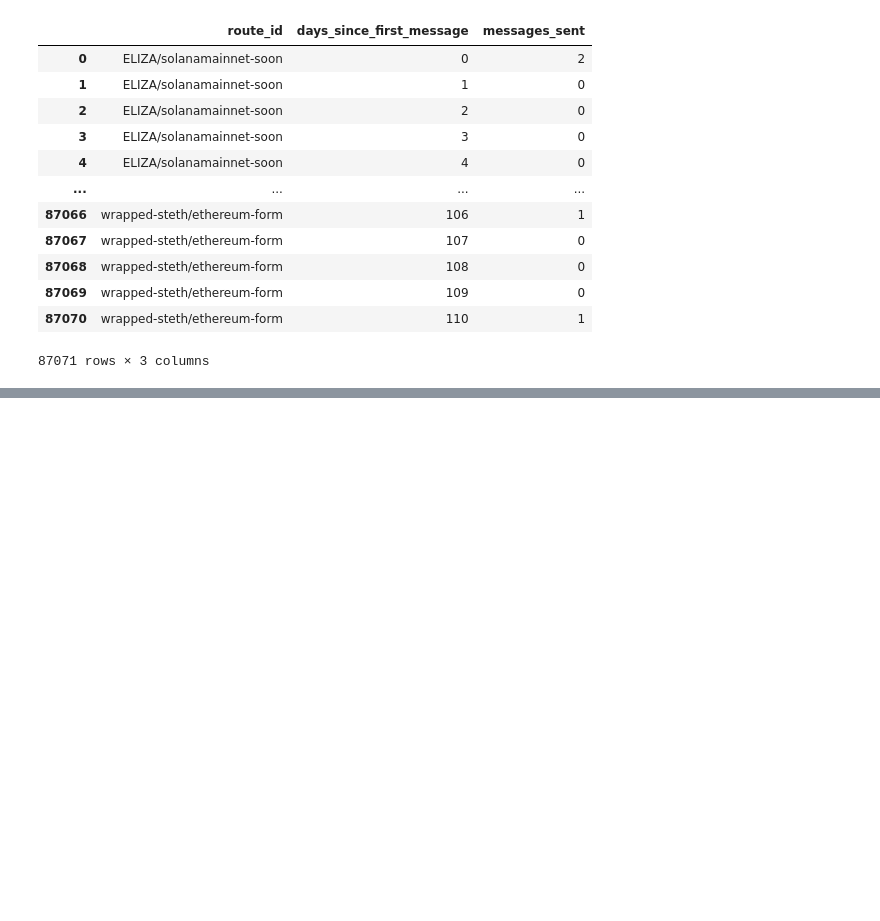
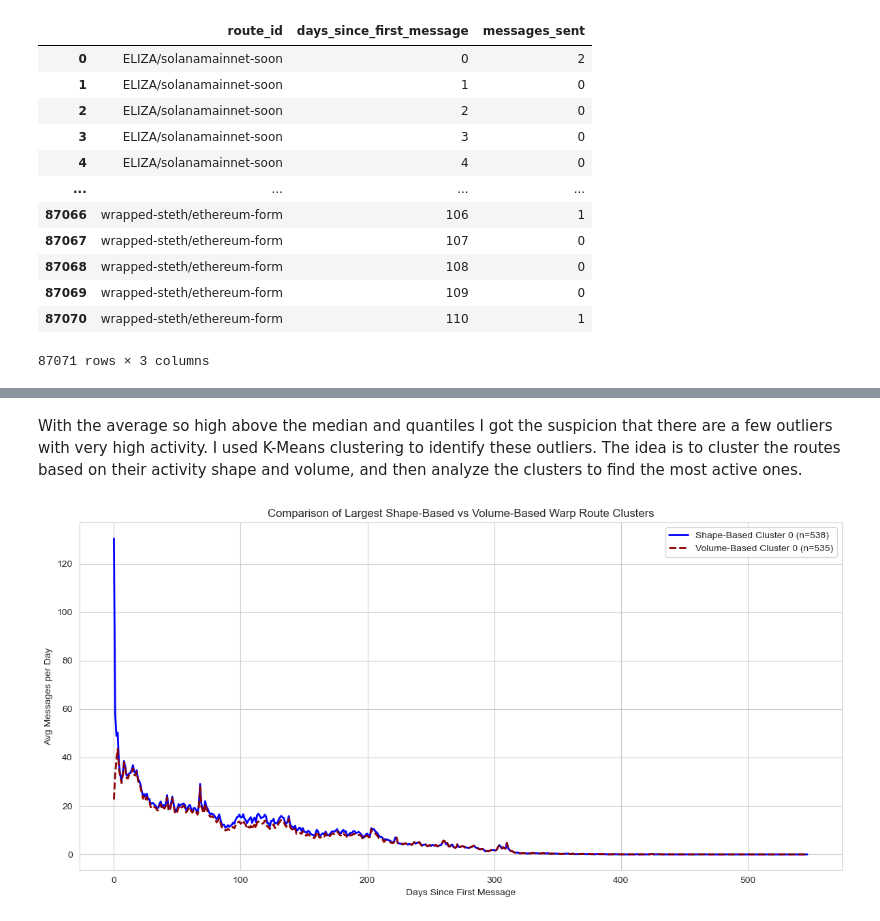
Before and after one commit to fabianriewe/hyperlane-jupyter, a Jupyter notebook: basic-stats.ipynb, the cells around one changed output, grey strips where cells are left out. Saved outputs shown, nothing was run; the diff lists cells and outputs as text; code cells hidden in the pictures; blank space fills up the shorter version.

```diff
--- a/basic-stats.ipynb
+++ b/basic-stats.ipynb
@@ -334,0 +386,41 @@ plt.tight_layout()
+# %% [markdown]
+With the average so high above the median and quantiles I got the suspicion that there are a few outliers with very high activity. I used K-Means clustering to identify these outliers. The idea is to cluster the routes based on their activity shape and volume, and then analyze the clusters to find the most active ones.
+# %%
+from sklearn.cluster import KMeans
+from sklearn.preprocessing import StandardScaler
+
+n_clusters = 5
+# === Pivot route × days ===
+pivot = cohort_complete.pivot(index='route_id', columns='days_since_first_message', values='messages_sent').fillna(0)
+
+# === SHAPE-BASED CLUSTERING (normalized) ===
+X_shape = StandardScaler().fit_transform(pivot.values)
+kmeans_shape = KMeans(n_clusters=n_clusters, random_state=42)
+pivot['shape_cluster'] = kmeans_shape.fit_predict(X_shape)
+
+# Largest shape-based cluster
+shape_largest_id = pivot['shape_cluster'].value_counts().idxmax()
+shape_routes = pivot[pivot['shape_cluster'] == shape_largest_id].drop(columns='shape_cluster')
+avg_shape = shape_routes.mean(axis=0)
+
+# === VOLUME-BASED CLUSTERING (raw) ===
+kmeans_volume = KMeans(n_clusters=n_clusters, random_state=42)
+pivot['volume_cluster'] = kmeans_volume.fit_predict(pivot.drop(columns='shape_cluster'))
+
+# Largest volume-based cluster
+volume_largest_id = pivot['volume_cluster'].value_counts().idxmax()
+volume_routes = pivot[pivot['volume_cluster'] == volume_largest_id].drop(columns=['shape_cluster', 'volume_cluster'])
+avg_volume = volume_routes.mean(axis=0)
+
+# === Plot both ===
+plt.figure(figsize=(12, 6))
+plt.plot(avg_shape.values, label=f'Shape-Based Cluster {shape_largest_id} (n={len(shape_routes)})', linewidth=2, color='blue')
+plt.plot(avg_volume.values, label=f'Volume-Based Cluster {volume_largest_id} (n={len(volume_routes)})', linewidth=2, color='darkred', linestyle='--')
+plt.title('Comparison of Largest Shape-Based vs Volume-Based Warp Route Clusters')
+plt.xlabel('Days Since First Message')
+plt.ylabel('Avg Messages per Day')
+plt.legend()
+plt.grid(True)
+plt.tight_layout()
+# %% [output]
+[figure, added]
```
Also changed, not shown: parts of 7 cells of this notebook.
